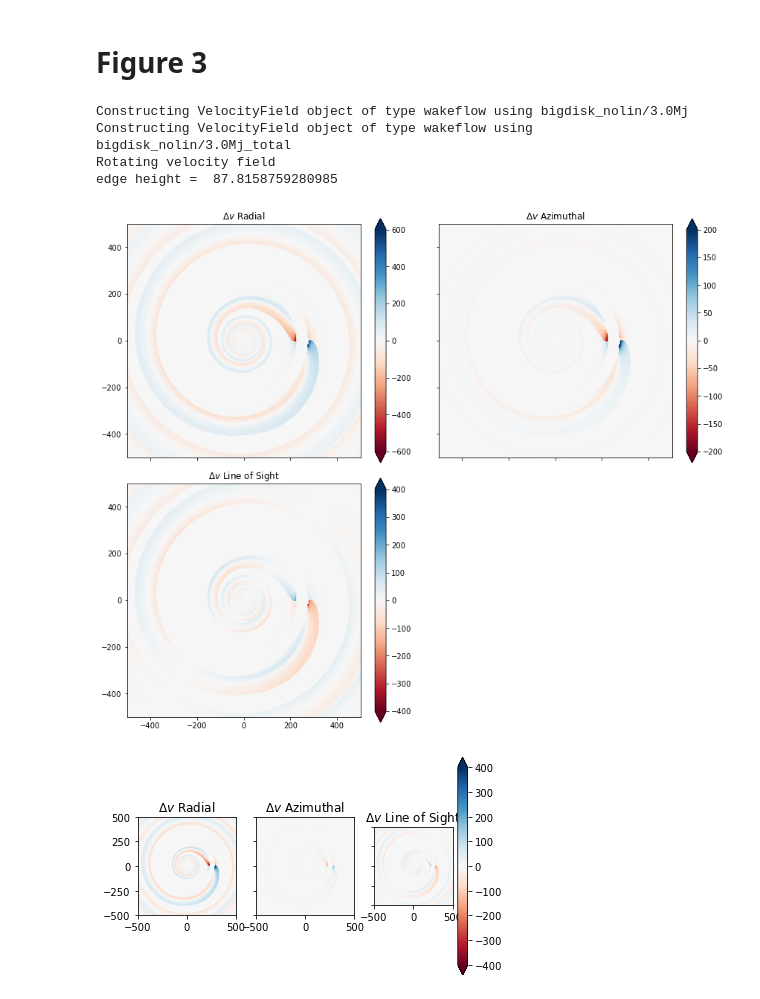
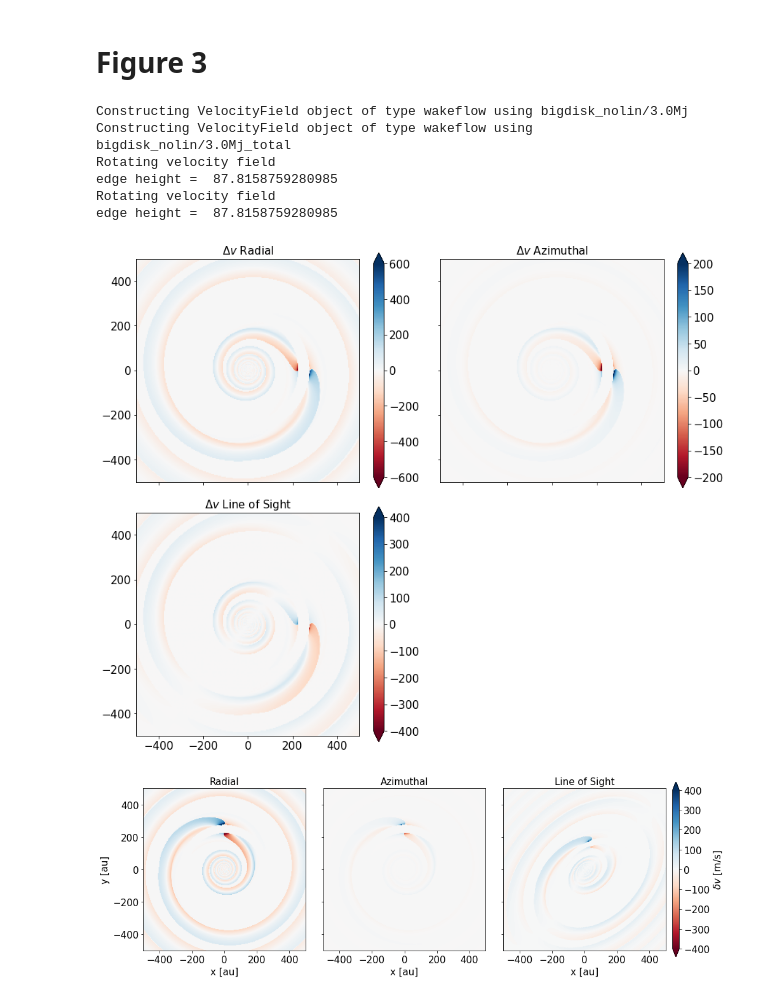
Before and after one commit to TomHilder/spiralmoments, a Jupyter notebook: paper_plots.ipynb, the cells around one changed output. Drawn from its saved outputs; the diff is of its cells as text; code cells hidden in the pictures.

Commit message:
plotting updates

```diff
--- a/paper_plots.ipynb
+++ b/paper_plots.ipynb
@@ -8,6 +8,15 @@ from mpl_toolkits.axes_grid1 import ImageGrid
 
 import matplotlib.pylab as plt
 import numpy            as np
+# %%
+plt.rcParams['axes.labelsize']  = 15
+plt.rcParams['legend.fontsize'] = 15
+plt.rcParams["figure.figsize"]  = [10.,10.]
+plt.rcParams['xtick.labelsize'] = 15
+plt.rcParams['ytick.labelsize'] = 15
+plt.rcParams['axes.titlesize']  = 15
+plt.rcParams['lines.dash_capstyle'] = 'round'
+plt.rcParams['lines.linewidth'] = 3
 # %% [markdown]
 # Figure 3
 # %%
@@ -20,12 +29,16 @@ inclination = -225
 
 
 rot_wf0 = deepcopy(wf0)
-rot_wf0.rotate(PA=pos_angle, planet_az=planet_az, inc=inclination, grid_rotate=False)
+rot_wfT = deepcopy(wfT)
+rot_wf0.rotate(PA=pos_angle, planet_az=planet_az, inc=inclination, grid_rotate=True)
+rot_wfT.rotate(PA=pos_angle, planet_az=planet_az, inc=inclination, grid_rotate=True)
 # %% [output]
 Constructing VelocityField object of type wakeflow using bigdisk_nolin/3.0Mj
 Constructing VelocityField object of type wakeflow using bigdisk_nolin/3.0Mj_total
 Rotating velocity field
 edge height =  87.8158759280985
+Rotating velocity field
+edge height =  87.8158759280985
 # %%
 fig, ax = plt.subplots(2, 2,
                        sharex=True, sharey=True,
@@ -68,44 +81,50 @@ plt.colorbar(c3, ax=ax[1,0], extend='both')
 #plt.savefig('components.pdf', bbox_inches='tight')
 plt.show()
 # %% [output]
-[figure, old version]
+[figure, new version]
 # %%
 fig, ax = plt.subplots(1, 3,
                        sharex=True, sharey=True,
                        gridspec_kw={'width_ratios': [1, 1, 1]},
                        figsize=[15,4.5]
 )
 
-#fig.tight_layout()
+fig.tight_layout()
 
 extent = (-1000,1000,-1000,1000)
 
 lim = 400
+levels = np.linspace(-lim, lim, 200)
 
 # all subplots
 for i in range(3):
     ax[i].axis('scaled')
     ax[i].set_xlim(-500, 500)
     ax[i].set_ylim(-500, 500)
+    ax[i].set_xlabel('x [au]')
+
+ax[0].set_ylabel('y [au]')
 
 # plot v_r component
-c1 = ax[0].imshow(np.flipud(1e3*wf0.v_r.transpose()), cmap='RdBu', extent=extent, vmin=-lim, vmax=lim)
+c1 = ax[0].imshow(np.flipud(1e3*wf0.v_r), cmap='RdBu', extent=extent, vmin=-lim, vmax=lim)
 
 # plot v_phi component
-c2 = ax[1].imshow(np.flipud(1e3*wf0.v_phi.transpose()), cmap='RdBu', extent=extent, vmin=-lim, vmax=lim)
+c2 = ax[1].imshow(np.flipud(1e3*wf0.v_phi), cmap='RdBu', extent=extent, vmin=-lim, vmax=lim)
 
 # plot v_LOS component
-c3 = ax[2].imshow(np.flipud(rot_wf0.v_field[2,:,:].transpose()), cmap='RdBu', extent=extent, vmin=-lim, vmax=lim)
+c3 = ax[2].contourf(rot_wf0.X, rot_wf0.Y, rot_wf0.v_field[2,:,:], cmap='RdBu', levels=levels, extend='both')
 
 # titles
-ax[0].set_title(r'$\Delta v$ Radial')
-ax[1].set_title(r'$\Delta v$ Azimuthal')
-ax[2].set_title(r'$\Delta v$ Line of Sight')
+ax[0].set_title(r'Radial')
+ax[1].set_title(r'Azimuthal')
+ax[2].set_title(r'Line of Sight')
 
 # colorbar
-plt.colorbar(c3, ax=ax[2], extend='both')
+fig.subplots_adjust(right=0.8)
+cbar_ax = fig.add_axes([0.81, 0.1, 0.01, 0.85])
+fig.colorbar(c1, cax=cbar_ax, extend='both', label=r'$\delta v$ [m/s]')
 
 plt.savefig('components.pdf', bbox_inches='tight')
 plt.show()
 # %% [output]
-[figure, old version]
+[figure, new version]
```
Also changed, not shown: parts of 6 cells of this notebook, 1 other file.
